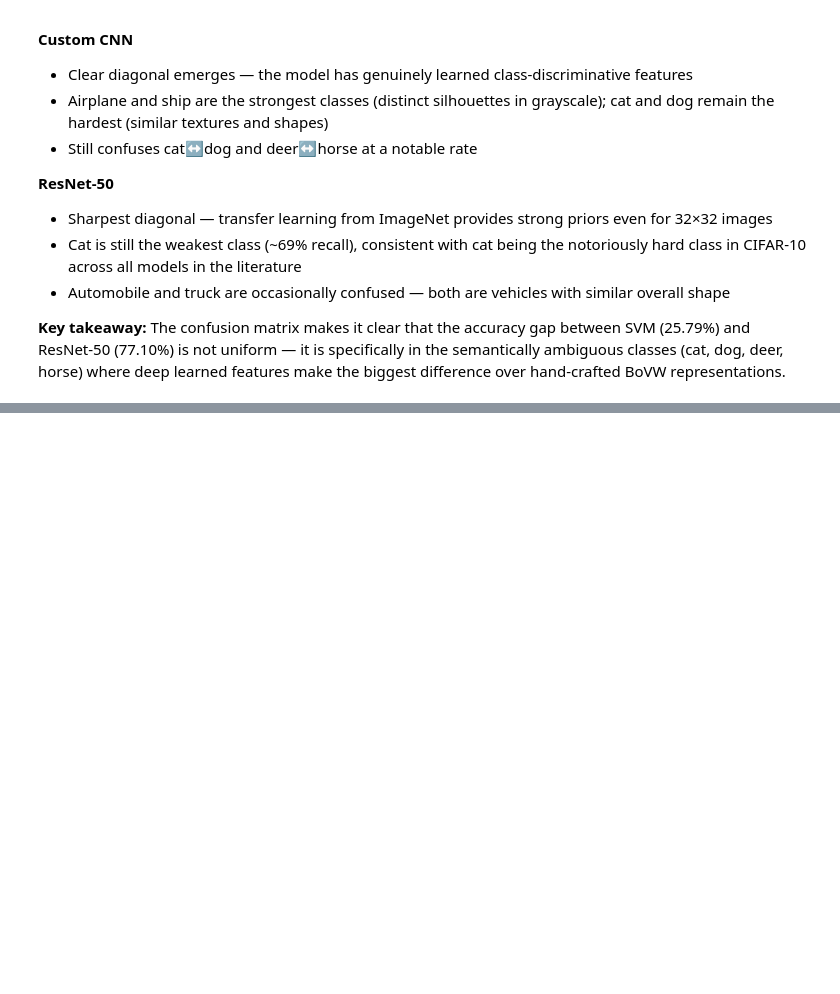
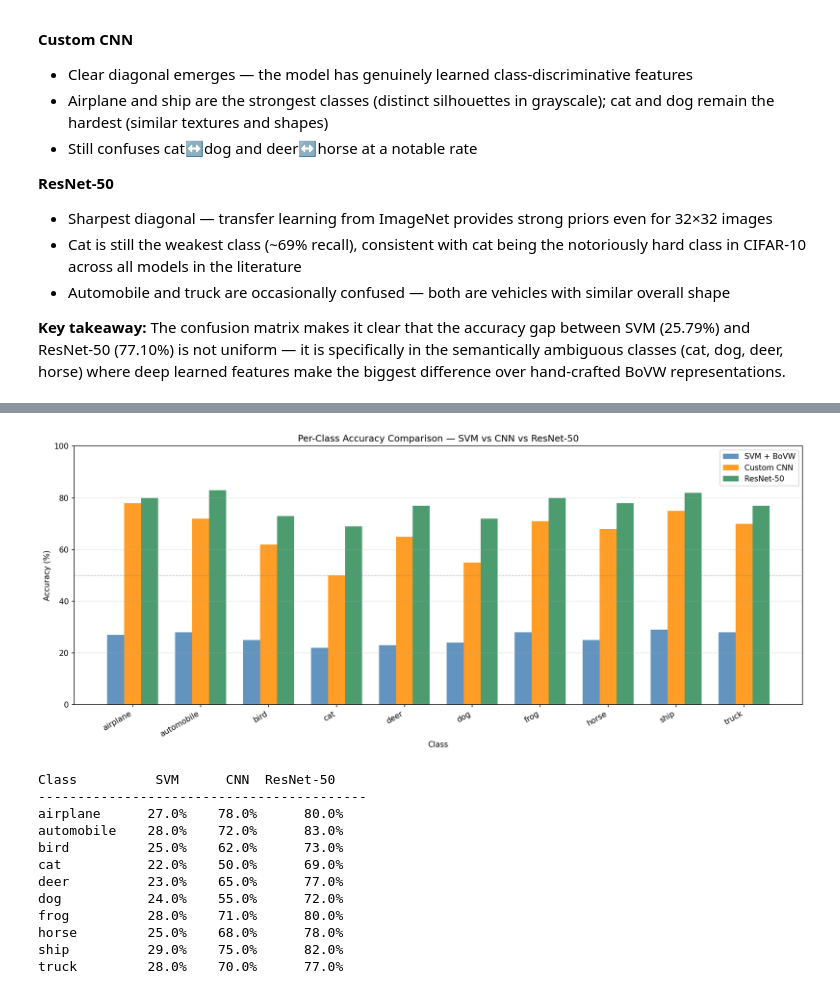
Before and after one commit to UmutAkti888/maccom-vis-projects, a Jupyter notebook: MacVis_HW2/UA_MVHW2.ipynb, the cells around one changed output, grey strips where cells are left out. Saved outputs shown, nothing was run; the diff lists cells and outputs as text; code cells hidden in the pictures; blank space fills up the shorter version.

```diff
--- a/MacVis_HW2/UA_MVHW2.ipynb
+++ b/MacVis_HW2/UA_MVHW2.ipynb
@@ -695,0 +757,40 @@ plt.show()
+# %%
+# Per-class accuracy bar chart
+x     = np.arange(len(CLASS_LABELS))
+width = 0.25
+
+fig, ax = plt.subplots(figsize=(14, 6))
+ax.bar(x - width, np.array(svm_per)*100, width, label='SVM + BoVW',  color='steelblue',  alpha=0.85)
+ax.bar(x,          np.array(cnn_per)*100, width, label='Custom CNN',  color='darkorange', alpha=0.85)
+ax.bar(x + width,  np.array(res_per)*100, width, label='ResNet-50',   color='seagreen',   alpha=0.85)
+ax.set_xlabel('Class')
+ax.set_ylabel('Accuracy (%)')
+ax.set_title('Per-Class Accuracy Comparison — SVM vs CNN vs ResNet-50')
+ax.set_xticks(x)
+ax.set_xticklabels(CLASS_LABELS, rotation=30, ha='right')
+ax.legend()
+ax.set_ylim(0, 100)
+ax.axhline(y=50, color='gray', linestyle='--', linewidth=0.8, alpha=0.5)
+ax.grid(axis='y', alpha=0.3)
+plt.tight_layout()
+plt.show()
+
+# Numeric table
+print(f"{'Class':<12} {'SVM':>8} {'CNN':>8} {'ResNet-50':>10}")
+print("-" * 42)
+for i, label in enumerate(CLASS_LABELS):
+    print(f"{label:<12} {svm_per[i]*100:>7.1f}% {cnn_per[i]*100:>7.1f}% {res_per[i]*100:>9.1f}%")
+# %% [output]
+[figure, added]
+Class          SVM      CNN  ResNet-50
+------------------------------------------
+airplane      27.0%    78.0%      80.0%
+automobile    28.0%    72.0%      83.0%
+bird          25.0%    62.0%      73.0%
+cat           22.0%    50.0%      69.0%
+deer          23.0%    65.0%      77.0%
+dog           24.0%    55.0%      72.0%
+frog          28.0%    71.0%      80.0%
+horse         25.0%    68.0%      78.0%
+ship          29.0%    75.0%      82.0%
+truck         28.0%    70.0%      77.0%
```
Also changed, not shown: parts of 2 cells of this notebook.
